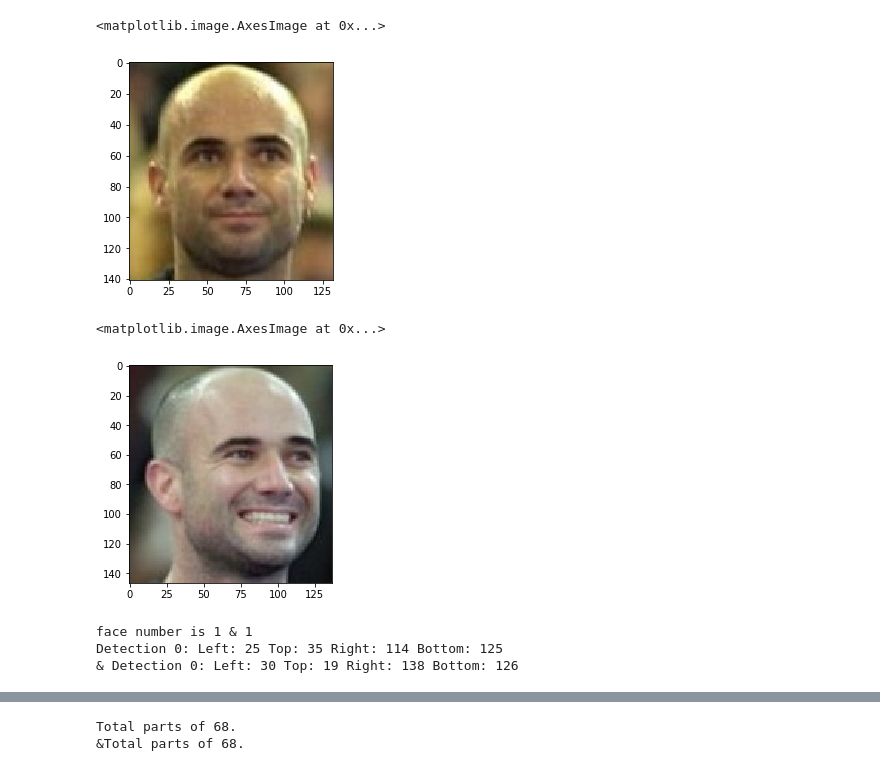
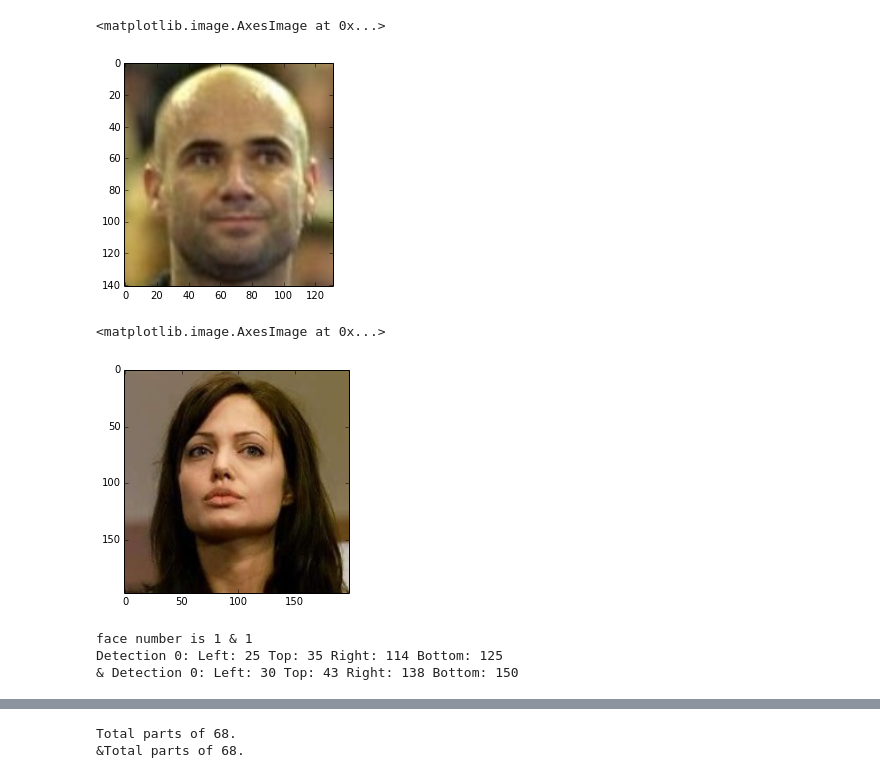
Before and after one commit to corganhejijun/MachineLearning, a Jupyter notebook: Face_Generate/Mark face with point.ipynb, the cells around one changed output, grey strips where cells are left out. Saved outputs shown, nothing was run; the diff lists cells and outputs as text; code cells hidden in the pictures.

```diff
--- a/Face_Generate/Mark face with point.ipynb
+++ b/Face_Generate/Mark face with point.ipynb
@@ -7,18 +7,18 @@ import dlib
 import numpy
 # %%
 facePath = "Andre_Agassi_0010.jpg"
-profilePath = "Andre_Agassi_0007.jpg"
+profilePath = "Angelina_Jolie_0007.jpg"
 fullImg = cv2.cvtColor(cv2.imread(facePath), cv2.COLOR_BGR2RGB)
 profileFullImg = cv2.cvtColor(cv2.imread(profilePath), cv2.COLOR_BGR2RGB)
 plt.imshow(fullImg)
 # %% [output]
 <matplotlib.image.AxesImage at 0x...>
-[figure, old version]
+[figure, new version]
 # %%
 plt.imshow(profileFullImg)
 # %% [output]
 <matplotlib.image.AxesImage at 0x...>
-[figure, old version]
+[figure, new version]
 # %%
 detector = dlib.get_frontal_face_detector()
 profileDetector = dlib.get_frontal_face_detector()
@@ -33,7 +33,7 @@ print "& Detection {}: Left: {} Top: {} Right: {} Bottom: {}".format(0, profileD
 # %% [output]
 face number is 1 & 1
 Detection 0: Left: 25 Top: 35 Right: 114 Bottom: 125
-& Detection 0: Left: 30 Top: 19 Right: 138 Bottom: 126
+& Detection 0: Left: 30 Top: 43 Right: 138 Bottom: 150
 # %%
 shapePredict = dlib.shape_predictor("shape_predictor_68_face_landmarks.dat")
 # %%
```
Also changed, not shown: parts of 18 cells of this notebook.
